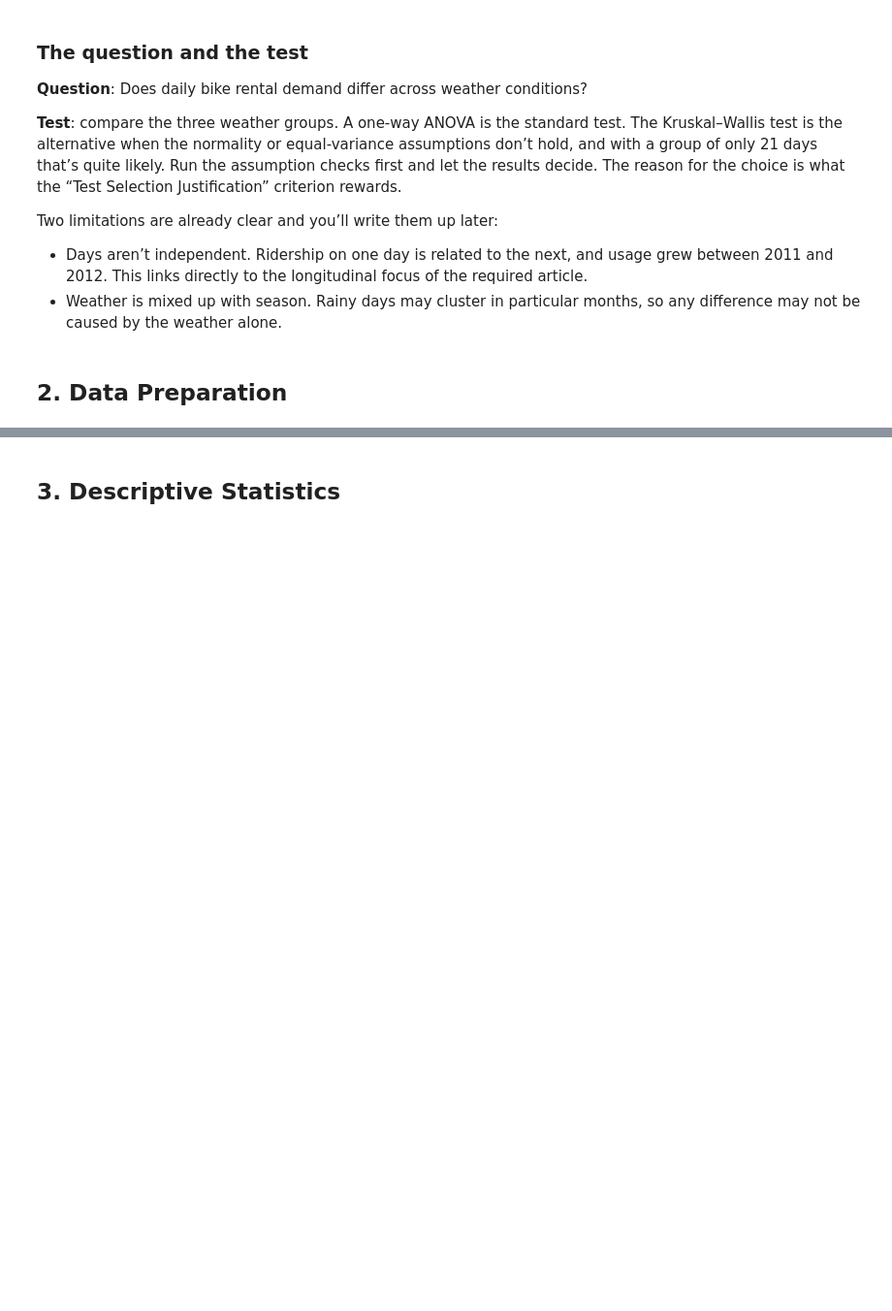
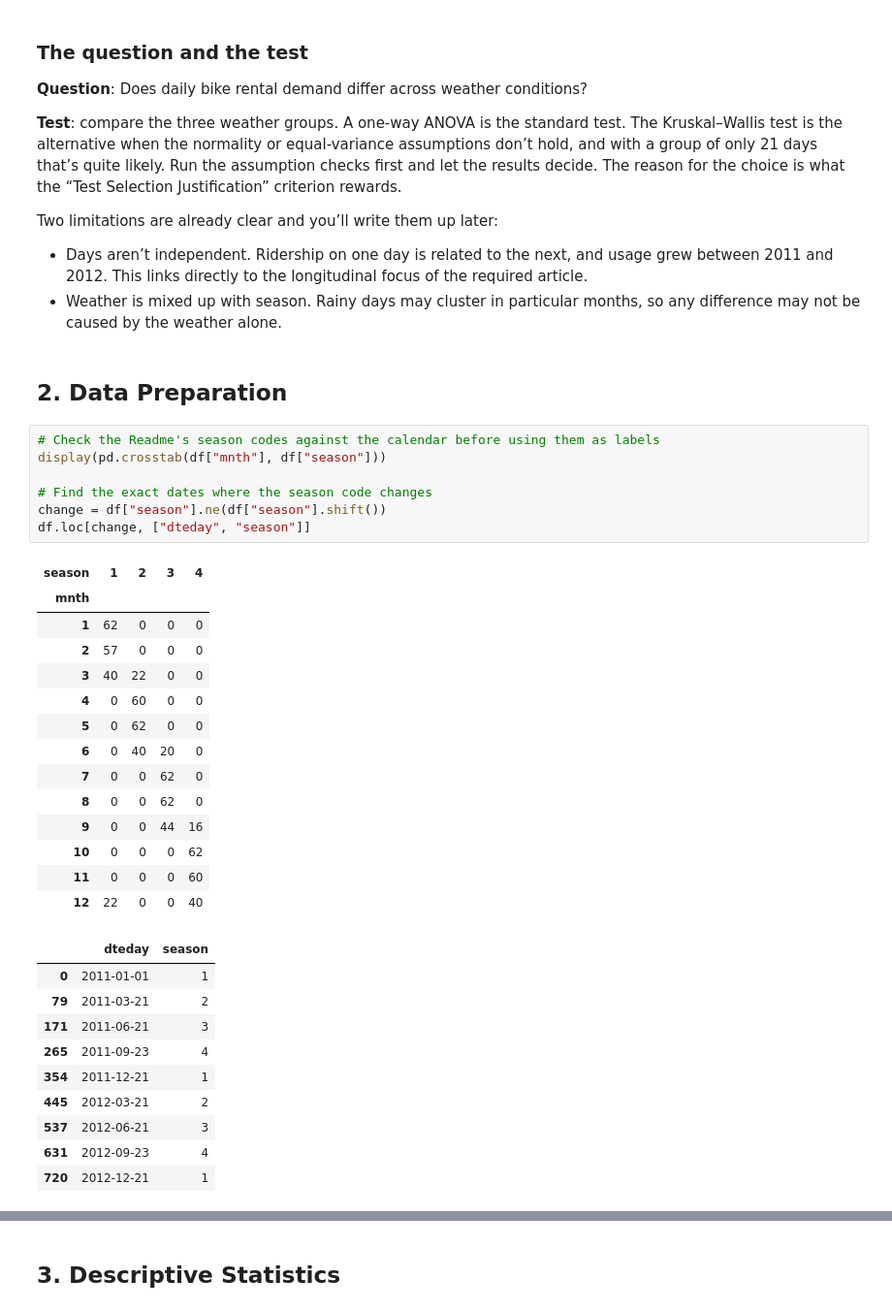
Before and after one commit to MinKhaungMinLwin/conduct-a-statistical-analysis-using-a-python, a Jupyter notebook: analysis.ipynb, the cells around one changed output, grey strips where cells are left out. Shown at 97% size. Drawn from its saved outputs; the diff is of its cells as text; blank space fills up the shorter version.

```diff
--- a/analysis.ipynb
+++ b/analysis.ipynb
@@ -85,3 +85,35 @@ Two limitations are already clear and you’ll write them up later:
 - Weather is mixed up with season. Rainy days may cluster in particular months, so any difference may not be caused by the weather alone.
 # %% [markdown]
 ## 2. Data Preparation
+# %%
+# Check the Readme's season codes against the calendar before using them as labels
+display(pd.crosstab(df["mnth"], df["season"]))
+
+# Find the exact dates where the season code changes
+change = df["season"].ne(df["season"].shift())
+df.loc[change, ["dteday", "season"]]
+# %% [output]
+| season | 1 | 2 | 3 | 4 |
+| mnth |  |  |  |  |
+| 1 | 62 | 0 | 0 | 0 |
+| 2 | 57 | 0 | 0 | 0 |
+| 3 | 40 | 22 | 0 | 0 |
+| 4 | 0 | 60 | 0 | 0 |
+| 5 | 0 | 62 | 0 | 0 |
+| 6 | 0 | 40 | 20 | 0 |
+| 7 | 0 | 0 | 62 | 0 |
+| 8 | 0 | 0 | 62 | 0 |
+| 9 | 0 | 0 | 44 | 16 |
+| 10 | 0 | 0 | 0 | 62 |
+| 11 | 0 | 0 | 0 | 60 |
+| 12 | 22 | 0 | 0 | 40 |
+|  | dteday | season |
+| 0 | 2011-01-01 | 1 |
+| 79 | 2011-03-21 | 2 |
+| 171 | 2011-06-21 | 3 |
+| 265 | 2011-09-23 | 4 |
+| 354 | 2011-12-21 | 1 |
+| 445 | 2012-03-21 | 2 |
+| 537 | 2012-06-21 | 3 |
+| 631 | 2012-09-23 | 4 |
+| 720 | 2012-12-21 | 1 |
```
Also changed, not shown: parts of 3 cells of this notebook.
